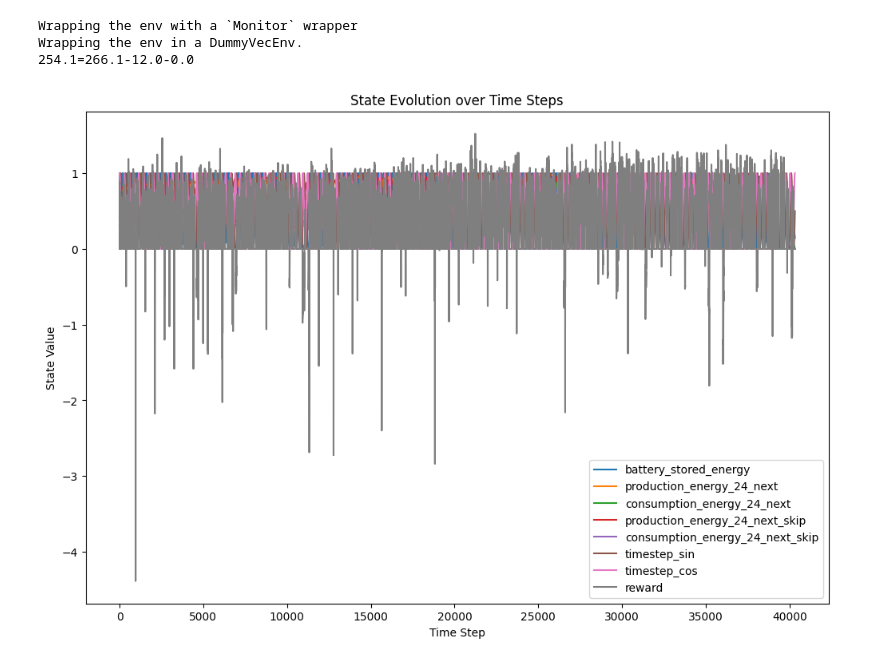
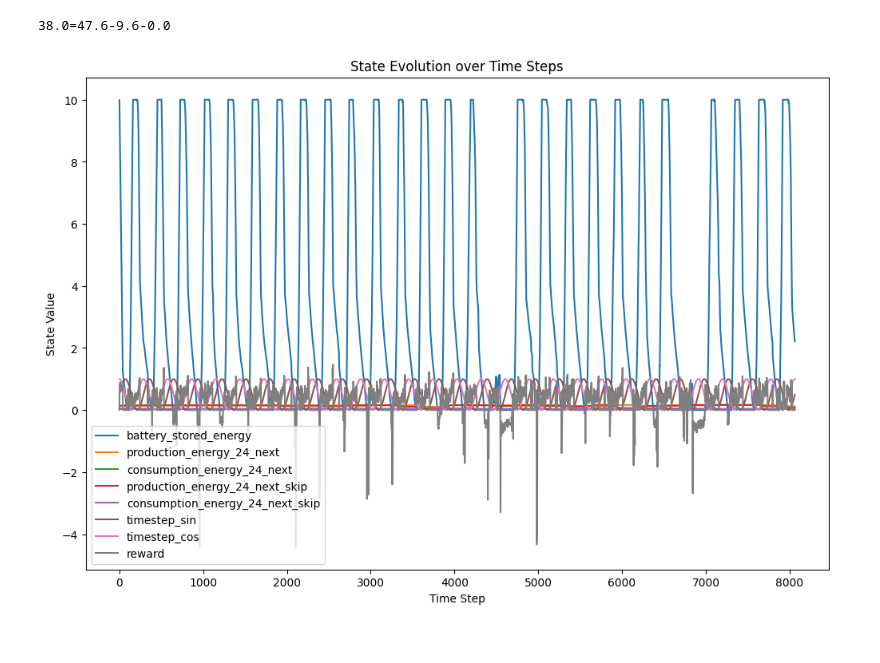
Before and after one commit to EmaR97/EnergyManagementRL, a Jupyter notebook: notebooks/02_model_training.ipynb, the cells around one changed output. Cells and saved outputs as stored; diff of their text form; code cells hidden in the pictures.

```diff
--- a/notebooks/02_model_training.ipynb
+++ b/notebooks/02_model_training.ipynb
@@ -44,7 +44,7 @@ inverter_sim = InverterSim(
     grid_sim=grid_sim,
     timestamps=df.timestamp.to_list(),
 )
-env = InverterEnv(inverter_sim, full_period)
+env = InverterEnv(inverter_sim, week)
 # %%
 def test_plot(env, steps=300, model=None):
     state_history = []
@@ -143,12 +143,12 @@ class SimpleModel:
         action = 0 if timestep > self.lowerbound and timestep < self.upperbound else 1
         return action, {}
 # %%
-env.max_steps = full_period
+# env.max_steps = full_period
 
 test_plot(
     env,
-    full_period,
-        # week,
+    # full_period,
+    month,
     #     GreedyModel(),
     #     ConservativeModel(),
     SimpleModel(60, 210),
@@ -159,16 +159,15 @@ test_plot(
 # %%
-model = PPO.load(
-    "../logs/models/ppo_inverter_best_15",
-    env=env
-)
+# model = PPO.load(
+#     "../logs/models/ppo_inverter_best_15",
+#     env=env
+# )
 test_plot(
     env,
-    full_period,
-    #     week,
-    model
+    # full_period,
+    month,
+    # day,
+    trained_model
 )
 # %% [output]
-Wrapping the env with a `Monitor` wrapper
-Wrapping the env in a DummyVecEnv.
-254.1=266.1-12.0-0.0
+38.0=47.6-9.6-0.0
-[figure, old version]
+[figure, new version]
```
Also changed, not shown: parts of 13 cells of this notebook, 6 other files.
